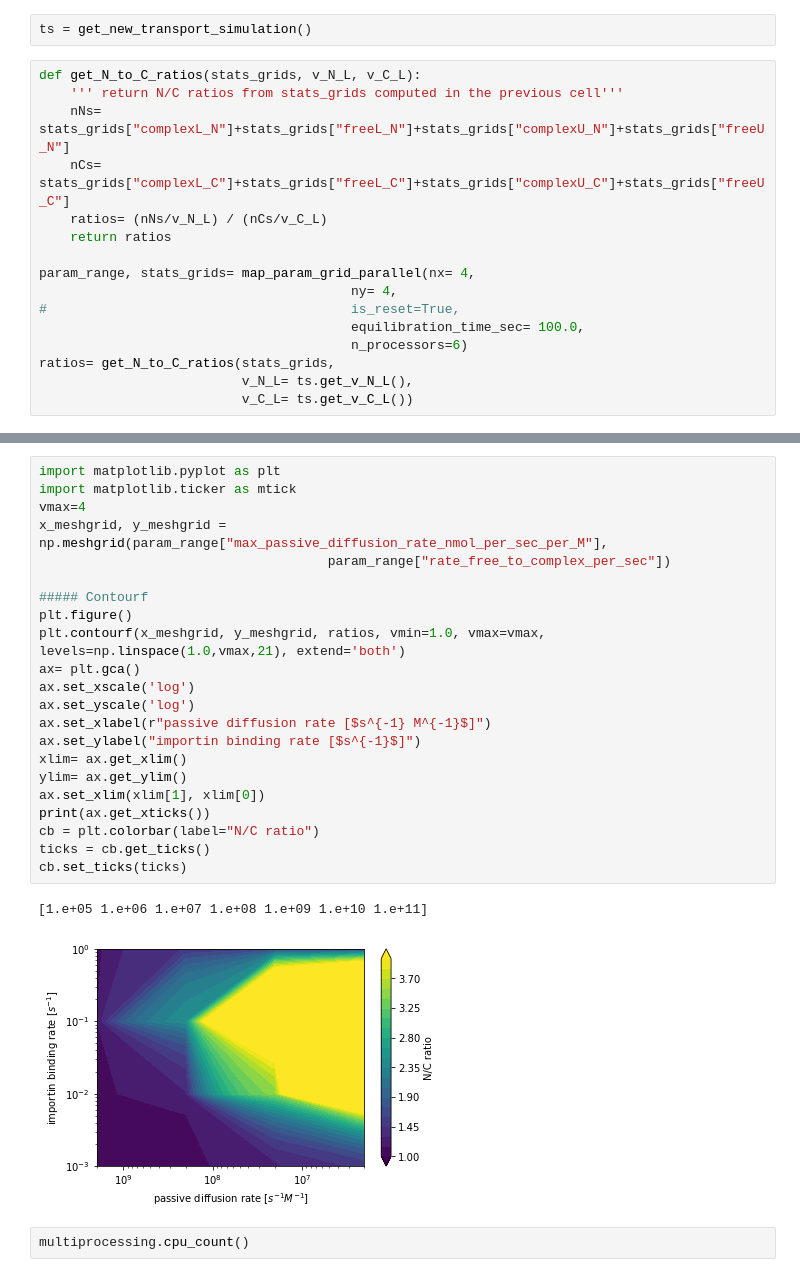
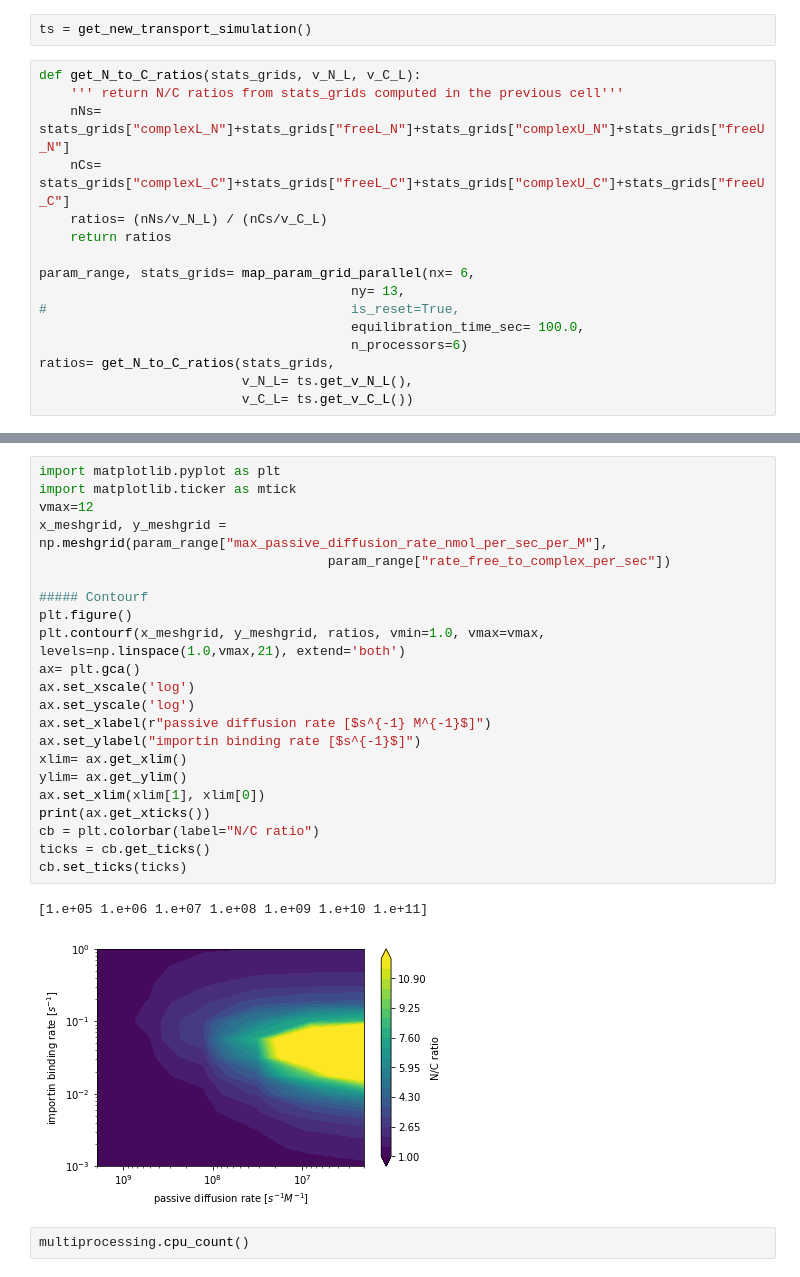
Before and after one commit to ravehlab/npctransport_kinetic, a Jupyter notebook: NPC_FLIP_simulations.ipynb, the cells around one changed output, grey strips where cells are left out. Cells and saved outputs as stored; diff of their text form.

```diff
--- a/NPC_FLIP_simulations.ipynb
+++ b/NPC_FLIP_simulations.ipynb
@@ -346,8 +366,8 @@ def get_N_to_C_ratios(stats_grids, v_N_L, v_C_L):
     ratios= (nNs/v_N_L) / (nCs/v_C_L)
     return ratios
 
-param_range, stats_grids= map_param_grid_parallel(nx= 4,
-                                        ny= 4,
+param_range, stats_grids= map_param_grid_parallel(nx= 6,
+                                        ny= 13,
 #                                       is_reset=True,
                                         equilibration_time_sec= 100.0,
                                         n_processors=6)
@@ -366,28 +387,28 @@ print(param_range["max_passive_diffusion_rate_nmol_per_sec_per_M"])
 # %%
 import matplotlib.pyplot as plt
 import matplotlib.ticker as mtick
-vmax=4
+vmax=12
 x_meshgrid, y_meshgrid = np.meshgrid(param_range["max_passive_diffusion_rate_nmol_per_sec_per_M"],
                                      param_range["rate_free_to_complex_per_sec"])
 
 ##### Contourf
 plt.figure()
 plt.contourf(x_meshgrid, y_meshgrid, ratios, vmin=1.0, vmax=vmax, levels=np.linspace(1.0,vmax,21), extend='both')
 ax= plt.gca()
 ax.set_xscale('log')
 ax.set_yscale('log')
 ax.set_xlabel(r"passive diffusion rate [$s^{-1} M^{-1}$]")
 ax.set_ylabel("importin binding rate [$s^{-1}$]")
 xlim= ax.get_xlim()
 ylim= ax.get_ylim()
 ax.set_xlim(xlim[1], xlim[0])
 print(ax.get_xticks())
 cb = plt.colorbar(label="N/C ratio")
 ticks = cb.get_ticks()
 cb.set_ticks(ticks)
 # %% [output]
 [1.e+05 1.e+06 1.e+07 1.e+08 1.e+09 1.e+10 1.e+11]
-[figure, old version]
+[figure, new version]
 # %%
 multiprocessing.cpu_count()
 # %% [output]
```
Also changed, not shown: parts of 16 cells of this notebook, 1 other file.
